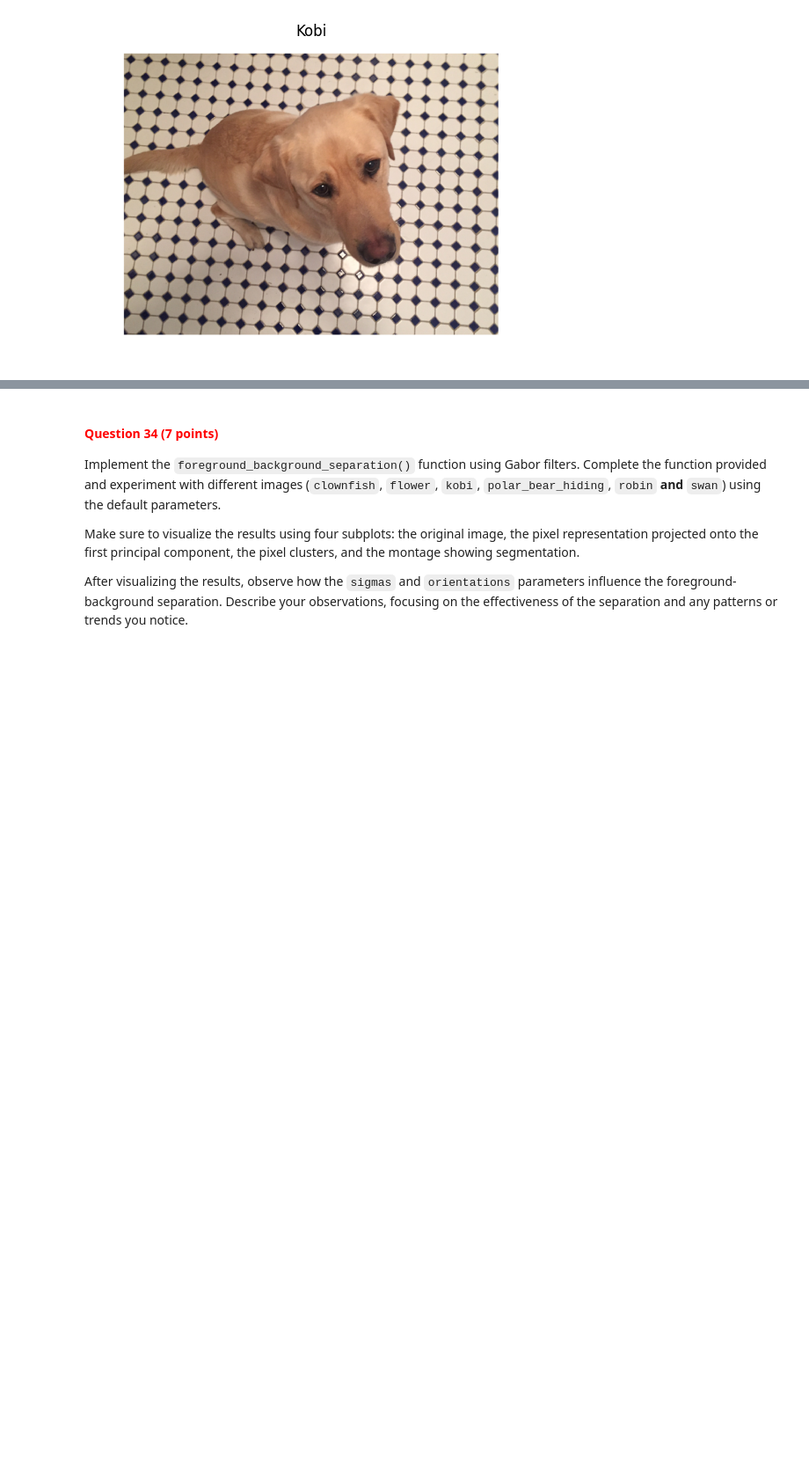
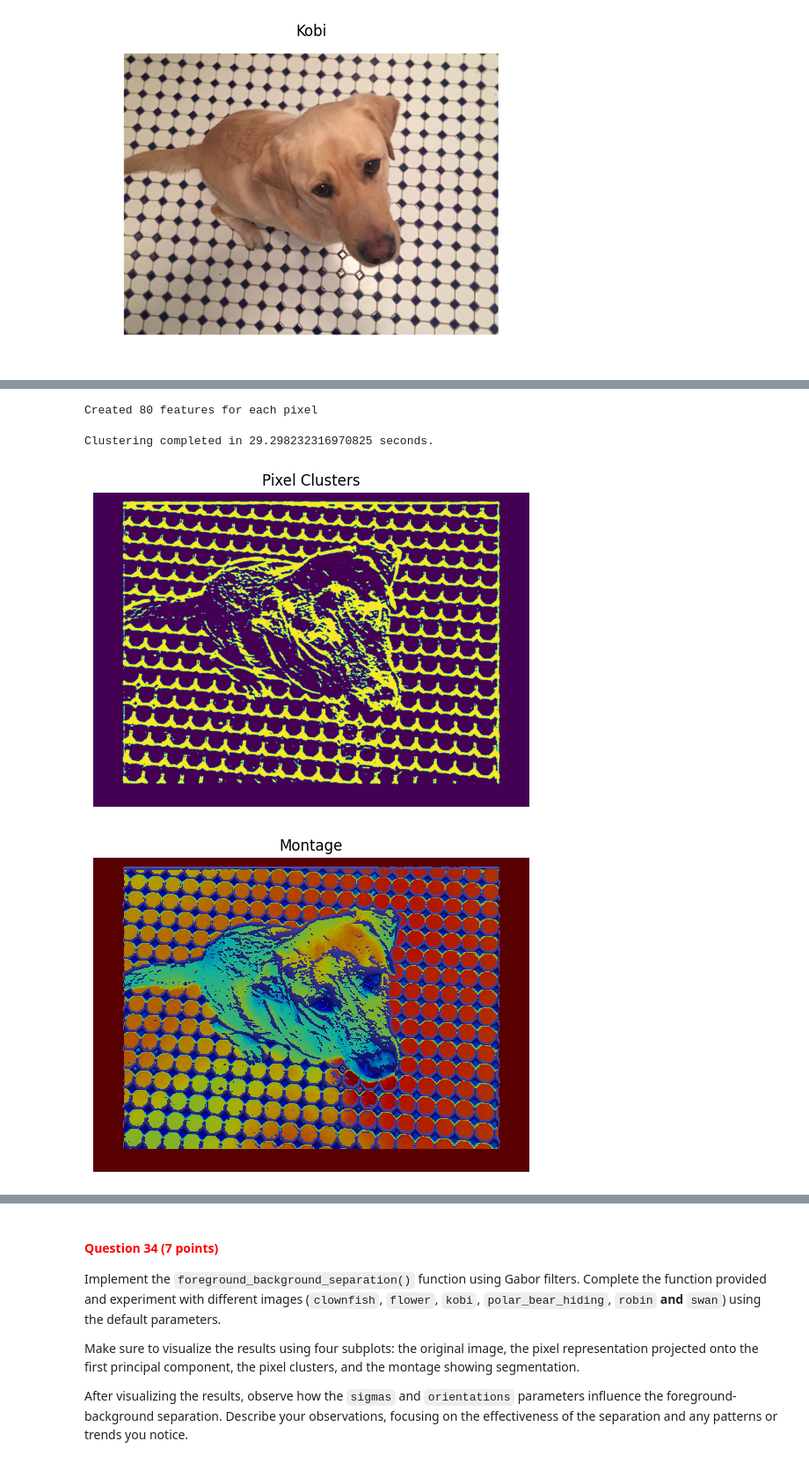
Before and after one commit to Bartva1/cv1-lab-2, a Jupyter notebook: cv1-lab-2.ipynb, the cells around one changed output, grey strips where cells are left out. Shown at 88% size. Cells and saved outputs as stored; diff of their text form; code cells hidden in the pictures; blank space fills up the shorter version.

```diff
--- a/cv1-lab-2.ipynb
+++ b/cv1-lab-2.ipynb
@@ -1277,10 +1281,12 @@ def extract_gabor_features(image, gabor_filter_bank, visualize=False):
         for gabor_filter in gabor_filter_bank:
             # Filter the image with the real and imaginary parts of the Gabor filter
 
-            real_output = None
-            imaginary_output = None
+            filter_pairs = gabor_filter['filter_pairs']
+            real_kernel = filter_pairs[:,:,0]
+            imaginary_kernel = filter_pairs[:,:,1]
 
-            # YOUR CODE HERE
+            real_output = cv2.filter2D(image, ddepth=-1, kernel=real_kernel)
+            imaginary_output = cv2.filter2D(image, ddepth=-1, kernel=imaginary_kernel)
 
             # Append the real and imaginary parts to the list of feature maps
             feature_maps.append(np.stack((real_output, imaginary_output), 2))
@@ -1310,7 +1316,11 @@ def extract_gabor_features(image, gabor_filter_bank, visualize=False):
         for i, feature_map in enumerate(feature_maps):
 
             # Compute the magnitude of the feature map
-            # YOUR CODE HERE
+            real_part = feature_map[:,:,0]
+            imaginary_part = feature_map[:,:,1]
+
+            magnitude = np.sqrt(real_part**2 + imaginary_part**2).astype(np.float32)
+            feature_magnitudes.append(magnitude)
 
             # Update the progress bar
             pbar.update(1)
@@ -1327,6 +1337,8 @@ def extract_gabor_features(image, gabor_filter_bank, visualize=False):
     return feature_magnitudes
 # %%
 feature_magnitudes = extract_gabor_features(grayscale_image, gabor_filter_bank)
+# %% [output]
+Created 80 features for each pixel
 # %%
 ### Foreground-Background segmentation algoritm
 ### Part 3 - cluster features in two sets
@@ -1350,8 +1362,8 @@ def cluster_features(image, feature_magnitudes, apply_smoothing=True):
 
     if apply_smoothing:
         # Apply Gaussian smoothing to each feature magnitude
-        # YOUR CODE HERE
-
+        for i, feature_magnitude in enumerate(feature_magnitudes):
+            features[:, :, i] = cv2.GaussianBlur(feature_magnitude, (5,5), 0)
     else:
         # Directly insert magnitude images into the features matrix
         for i, feature_magnitude in enumerate(feature_magnitudes):
@@ -1361,23 +1373,28 @@ def cluster_features(image, feature_magnitudes, apply_smoothing=True):
     features = np.reshape(features, newshape=(num_rows * num_cols, -1))
 
     # Standardize the features
-    # YOUR CODE HERE
+    from sklearn.preprocessing import StandardScaler
+    scaler = StandardScaler()
+    features_scaled = scaler.fit_transform(features)
 
     start_time = time.time()
 
     # Apply k-means clustering
-    # YOUR CODE HERE
-
+    from sklearn.cluster import KMeans
+    kmeans = KMeans(n_clusters=2).fit(features_scaled)
+    pixel_labels = kmeans.labels_
     print(f'Clustering completed in {time.time() - start_time} seconds.')
 
     return pixel_labels
 # %%
 pixel_labels = cluster_features(grayscale_image, feature_magnitudes, apply_smoothing=True)
+# %% [output]
+Clustering completed in 29.298232316970825 seconds.
 # %%
 ### Foreground-Background segmentation algorithm
 ### Part 4 - Visualise result
 
-def visualize_clustering_results(image, pixel_labels):
+def visualize_clustering_results(image, pixel_labels, value=1):
     '''
     Visualize the clustering results and segmentation.
 
@@ -1403,7 +1420,7 @@ def visualize_clustering_results(image, pixel_labels):
     segmented_image2 = np.zeros_like(image)
 
     # YOUR CODE HERE
-    binary_mask = pixel_labels == 0 # Check for the value of your labels in pixel_labels (could be 1 or 2 instead of 0)
+    binary_mask = pixel_labels == value # Check for the value of your labels in pixel_labels (could be 1 or 2 instead of 0)
 
     segmented_image1[binary_mask] = image[binary_mask]
     segmented_image2[~binary_mask] = image[~binary_mask]
@@ -1416,4 +1433,9 @@ def visualize_clustering_results(image, pixel_labels):
     plt.show()
 # %%
 # Visualize the results
-visualize_clustering_results(grayscale_image, pixel_labels)
+
+visualize_clustering_results(grayscale_image, pixel_labels, 1)
+visualize_clustering_results(grayscale_image, pixel_labels, 2)
+# %% [output]
+[figure, added]
+[figure, added]
```
Also changed, not shown: parts of 3 cells of this notebook.
